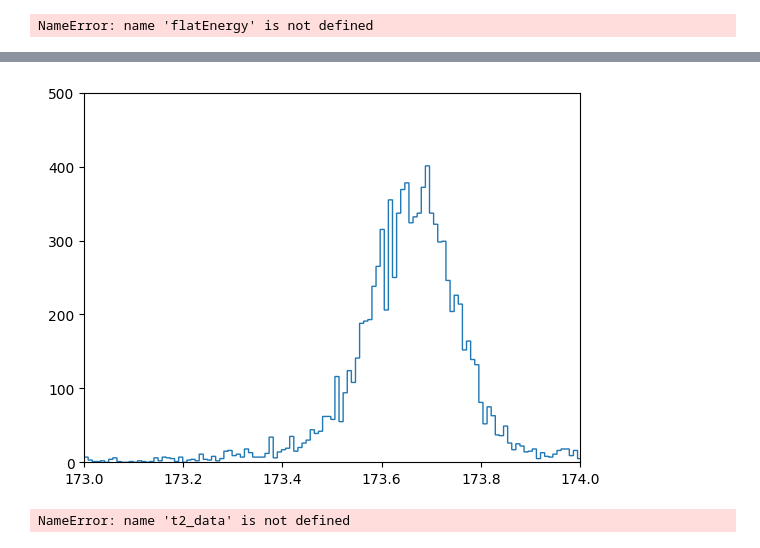
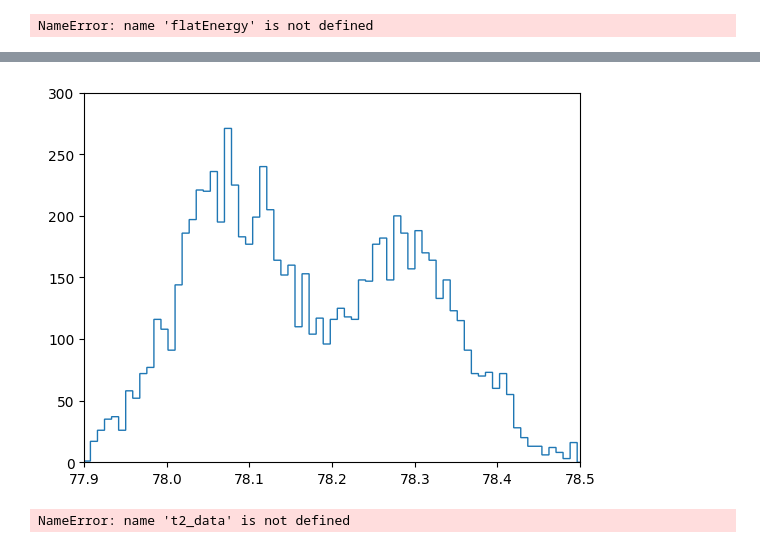
Before and after one commit to jbrowni2/processPygama, a Jupyter notebook: jupyter/analyzeWaveformPulse.ipynb, the cells around one changed output, grey strips where cells are left out. Saved outputs shown, nothing was run; the diff lists cells and outputs as text; code cells hidden in the pictures.

```diff
--- a/jupyter/analyzeWaveformPulse.ipynb
+++ b/jupyter/analyzeWaveformPulse.ipynb
@@ -77,18 +77,20 @@ print(t2_data)
 [588509 rows x 5 columns]
 # %%
 
-run_list = [x for x in range(9139,9160)]
+run_list = [x for x in range(2,21)]
 t2_data = fd.get_df_multiple(run_list, "Card1")
+#run = 1
+#t2_data = fd.get_df(run, "Card1")
 c = 0.0408625
 m = -0.16892
 t2_data["calEnergy"] = t2_data["trapEmax"]*c + m
 # %%
-plt.hist(t2_data["calEnergy"], histtype="step", bins=320000)
-plt.xlim(173,174)
-plt.ylim(0,500)
+plt.hist(t2_data["calEnergy"], histtype="step", bins=300000)
+plt.xlim(77.9,78.5)
+plt.ylim(0,300)
 plt.show()
 # %% [output]
-[figure, old version]
+[figure, new version]
 # %%
  #plt.subplot(1,2,2)
 plt.hist(t2_data['calEnergy'], histtype="step", bins = 320000)
```
Also changed, not shown: 8 other files.
